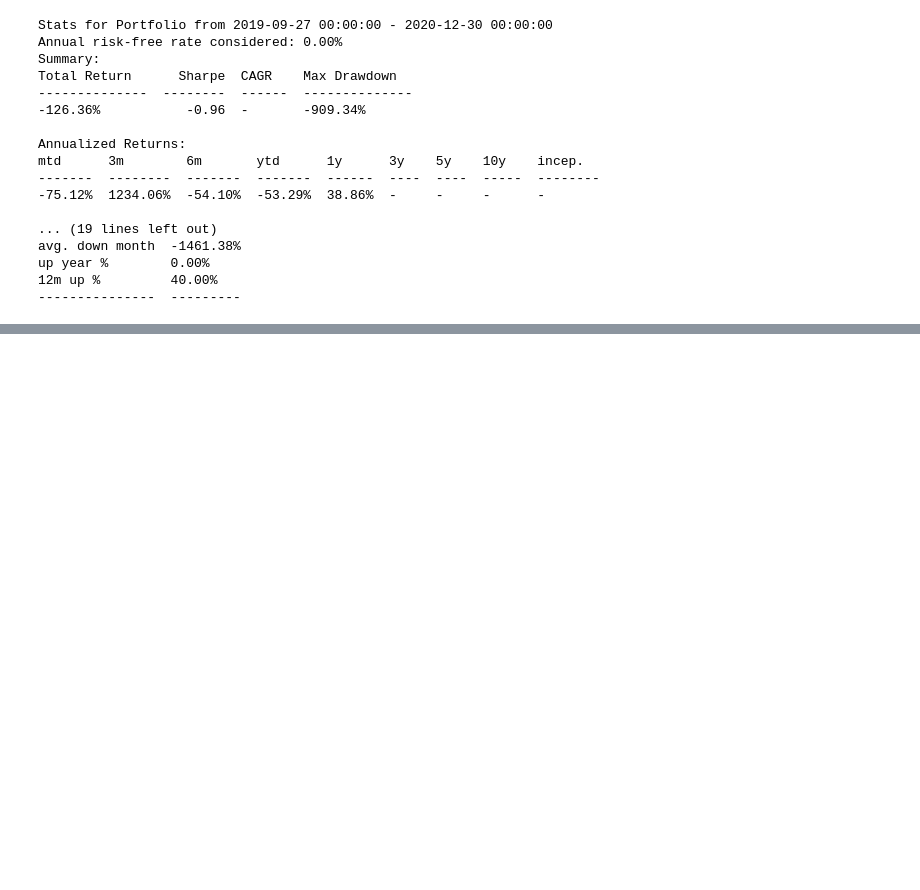
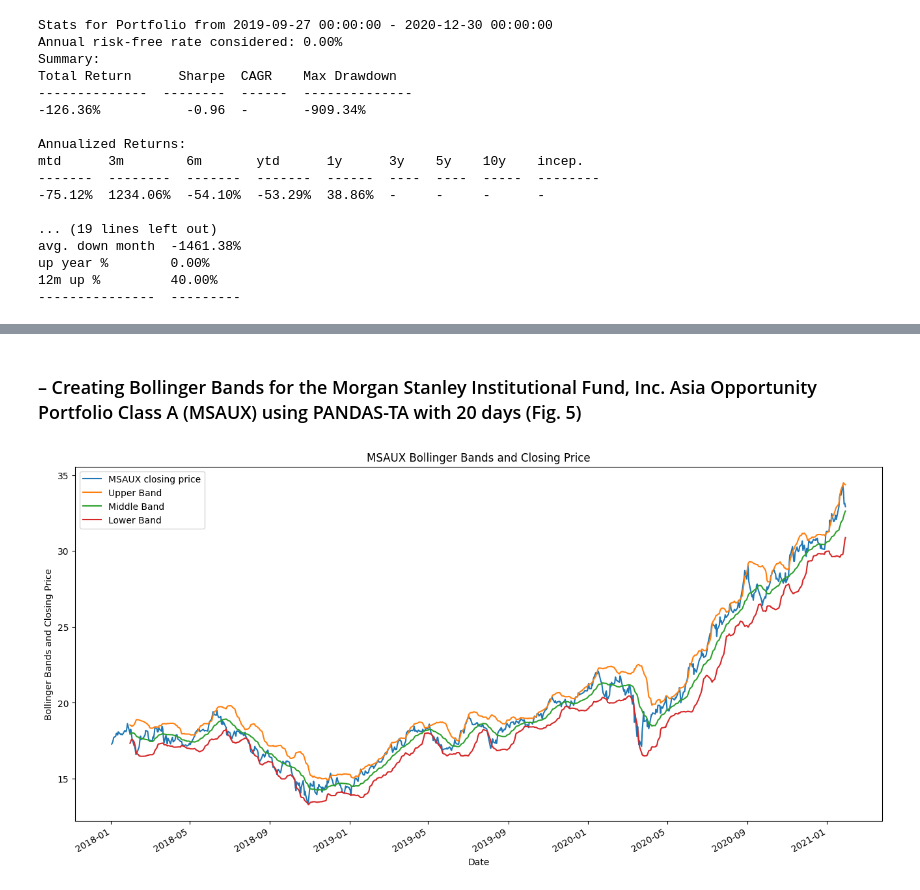
Before and after one commit to AvatarGaming/Python, a Jupyter notebook: Applied Quantitative Finance Using Python for Financial Analysis/SCRIPT07 - WRAPPING UP THE BOOK - UNDERSTANDING PERFORMANCE.ipynb, the cells around one changed output, grey strips where cells are left out. Cells and saved outputs as stored; diff of their text form; code cells hidden in the pictures; blank space fills up the shorter version.

```diff
--- a/Applied Quantitative Finance Using Python for Financial Analysis/SCRIPT07 - WRAPPING UP THE BOOK - UNDERSTANDING PERFORMANCE.ipynb
+++ b/Applied Quantitative Finance Using Python for Financial Analysis/SCRIPT07 - WRAPPING UP THE BOOK - UNDERSTANDING PERFORMANCE.ipynb
@@ -135,0 +206,26 @@ up year %        0.00%
+# %% [markdown]
+### – Creating Bollinger Bands for the Morgan Stanley Institutional Fund, Inc. Asia Opportunity Portfolio Class A (MSAUX) using PANDAS-TA with 20 days (Fig. 5)
+# %%
+
+# Calcular las Bollinger Bands usando pandas_ta
+bbands = ta.bbands(funds['msauxclose'], length=20)
+
+# Asignar las bandas a columnas separadas en el DataFrame 'funds'
+funds['up_band'] = bbands['BBU_20_2.0']
+funds['mid_band'] = bbands['BBM_20_2.0']
+funds['low_band'] = bbands['BBL_20_2.0']
+
+# Graficar los datos
+plt.figure(figsize=(16, 8))
+funds['msauxclose'].plot(label='MSAUX closing price')
+funds['up_band'].plot(label='Upper Band')
+funds['mid_band'].plot(label='Middle Band')
+funds['low_band'].plot(label='Lower Band')
+
+plt.xlabel('Date')
+plt.ylabel('Bollinger Bands and Closing Price')
+plt.title('MSAUX Bollinger Bands and Closing Price')
+plt.legend()
+plt.show()
+# %% [output]
+[figure, added]
```
Also changed, not shown: parts of 10 cells of this notebook.
